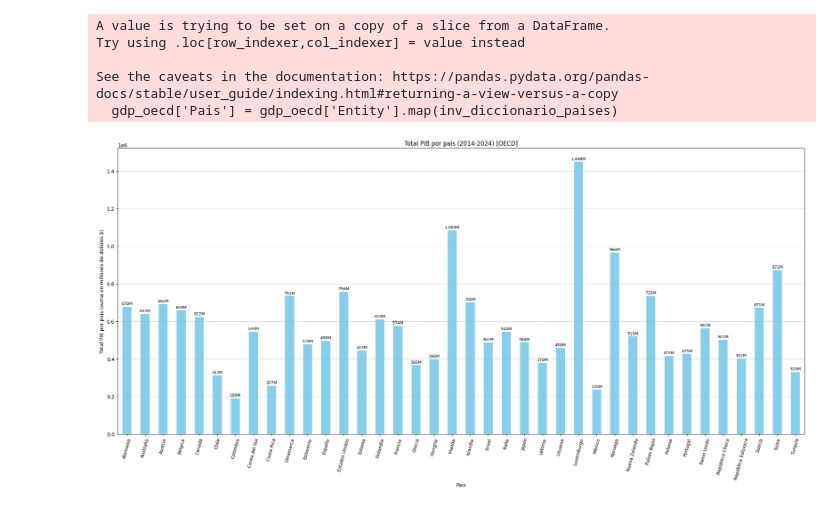
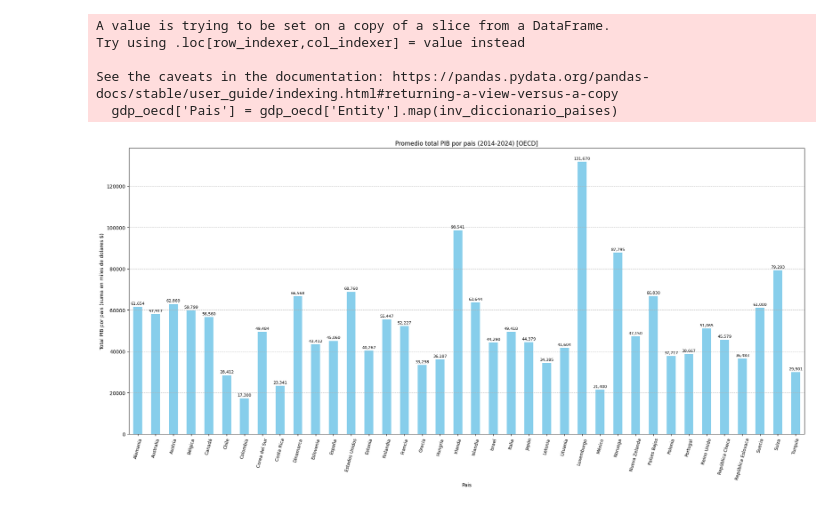
Before and after one commit to AngryWeassel/Proyecto_Tasa_de_Natalidad.ipynb, a Jupyter notebook: Proyecto_Tasa_de_Natalidad.ipynb, the cells around one changed output. Cells and saved outputs as stored; diff of their text form; code cells hidden in the pictures.

```diff
--- a/Proyecto_Tasa_de_Natalidad.ipynb
+++ b/Proyecto_Tasa_de_Natalidad.ipynb
@@ -76,20 +76,20 @@ Try using .loc[row_indexer,col_indexer] = value instead
 See the caveats in the documentation: https://pandas.pydata.org/pandas-docs/stable/user_guide/indexing.html#returning-a-view-versus-a-copy
   gdp_oecd['Pais'] = gdp_oecd['Entity'].map(inv_diccionario_paises)
 # %%
-pais_gdp_sum = gdp_oecd.groupby('Pais')['GDP per capita'].sum()
+pais_gdp_sum = gdp_oecd.groupby('Pais')['GDP per capita'].mean()
 plt.figure(figsize=(20, 10))
 pais_gdp_sum.plot(kind='bar', color='skyblue')
-plt.title('Total PIB por pais (2014-2024) [OECD]')
+plt.title('Promedio total PIB por pais (2014-2024) [OECD]')
 plt.xlabel('Pais')
-plt.ylabel('Total PIB por pais (suma en millones de dolares $)')
+plt.ylabel('Total PIB por pais (suma en miles de dolares $)')
 plt.xticks(rotation=75, fontsize=9)
 plt.grid(axis='y', linestyle='--', alpha=0.7)
 
 # Annotate bars with their values
 for index, value in enumerate(pais_gdp_sum):
-    plt.text(index, value + (max(entity_gdp_sum) * 0.005), f'{value/1000:,.0f}M', ha='center', va='bottom', fontsize=8)
+    plt.text(index, value + (max(entity_gdp_sum) * 0.0005), f'{value:,.0f}', ha='center', va='bottom', fontsize=8)
 
 plt.tight_layout()
 plt.show()
 # %% [output]
-[figure, old version]
+[figure, new version]
```
